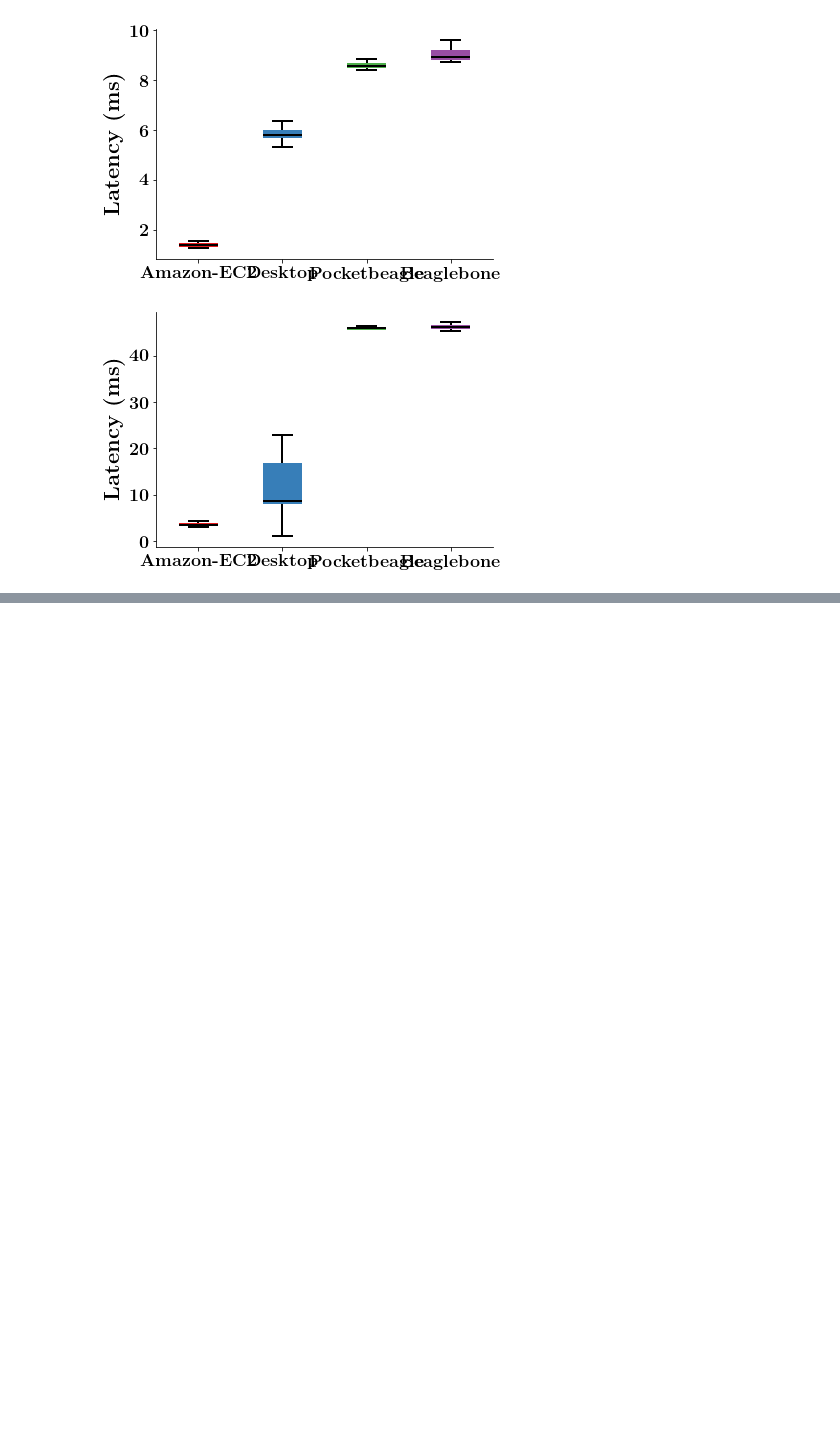
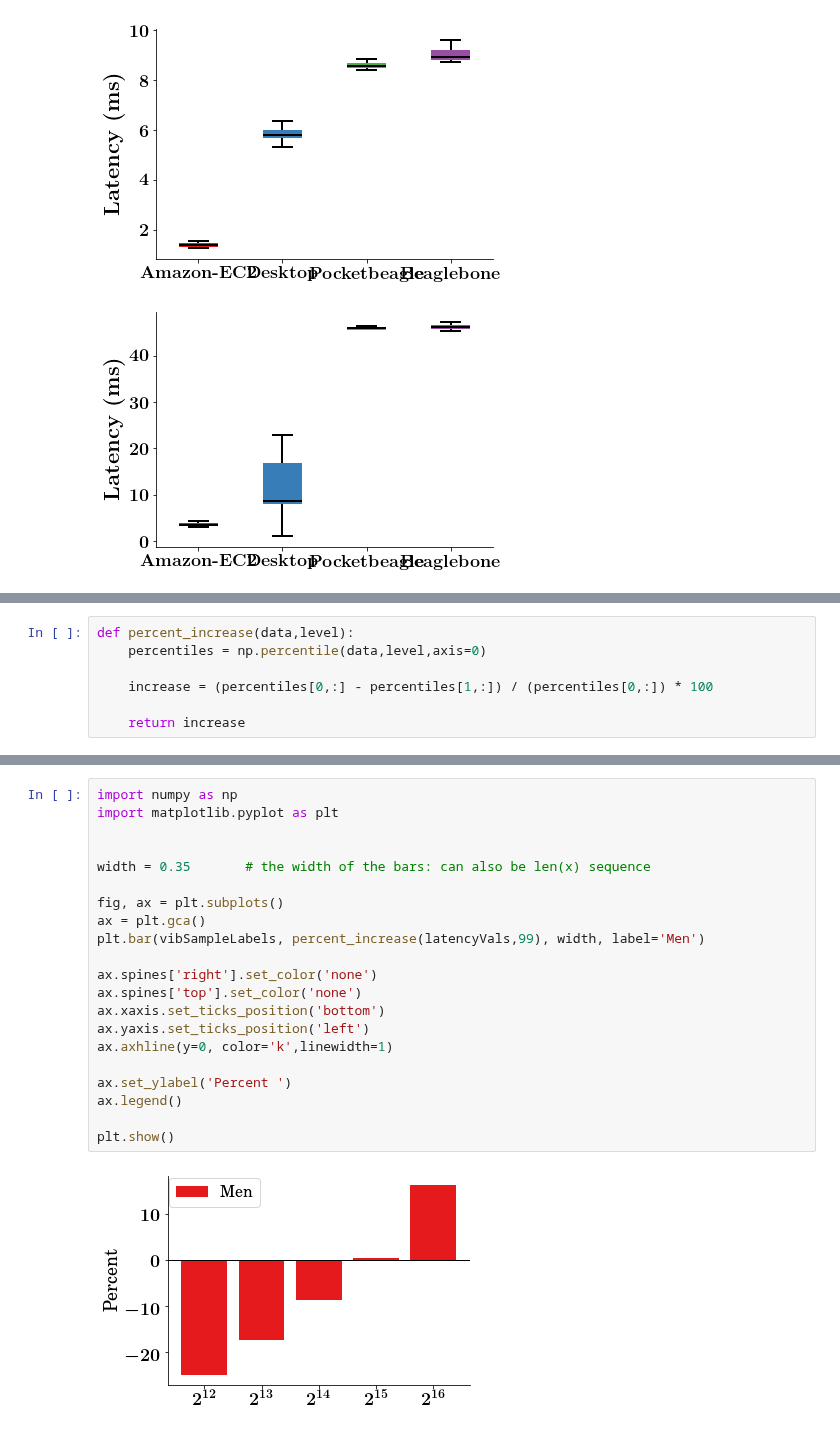
Before and after one commit to danielnewman09/Dissertation, a Jupyter notebook: Dissertation-Notebooks/Chapter-5/Total_Latency_Analysis.ipynb, the cells around one changed output, grey strips where cells are left out. Cells and saved outputs as stored; diff of their text form; blank space fills up the shorter version.

```diff
--- a/Dissertation-Notebooks/Chapter-5/Latency_Analysis.ipynb
+++ b/Dissertation-Notebooks/Chapter-5/Total_Latency_Analysis.ipynb
@@ -305,0 +278,7 @@ box_plot(latencyVals[:,7,:],inferenceLocationsBold,savefig=True,filename='CNN-ML
+# %%
+def percent_increase(data,level):
+    percentiles = np.percentile(data,level,axis=0)
+
+    increase = (percentiles[0,:] - percentiles[1,:]) / (percentiles[0,:]) * 100
+
+    return increase
@@ -305,0 +298,23 @@ box_plot(latencyVals[:,7,:],inferenceLocationsBold,savefig=True,filename='CNN-ML
+# %%
+import numpy as np
+import matplotlib.pyplot as plt
+
+
+width = 0.35       # the width of the bars: can also be len(x) sequence
+
+fig, ax = plt.subplots()
+ax = plt.gca()
+plt.bar(vibSampleLabels, percent_increase(latencyVals,99), width, label='Men')
+
+ax.spines['right'].set_color('none')
+ax.spines['top'].set_color('none')
+ax.xaxis.set_ticks_position('bottom')
+ax.yaxis.set_ticks_position('left')
+ax.axhline(y=0, color='k',linewidth=1)
+
+ax.set_ylabel('Percent ')
+ax.legend()
+
+plt.show()
+# %% [output]
+[figure, added]
```
Also changed, not shown: parts of 11 cells of this notebook, 22 other files.
